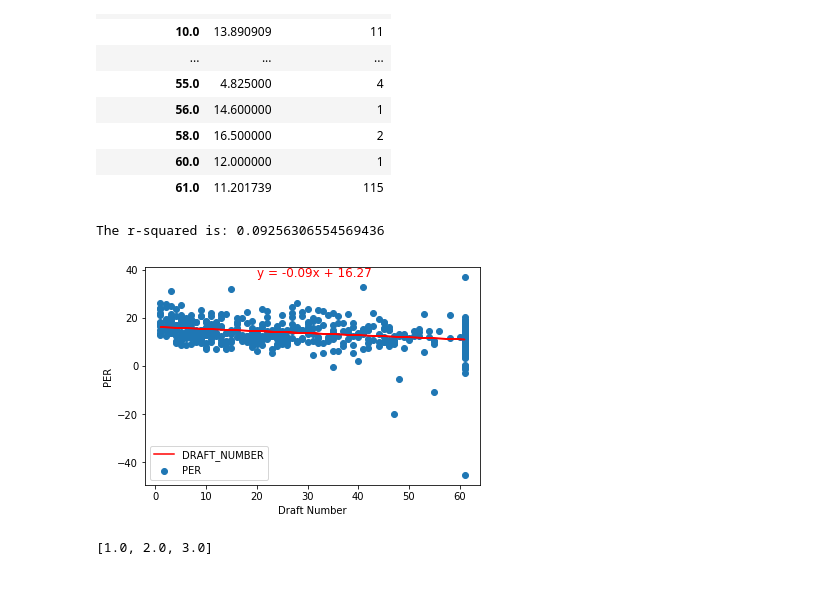
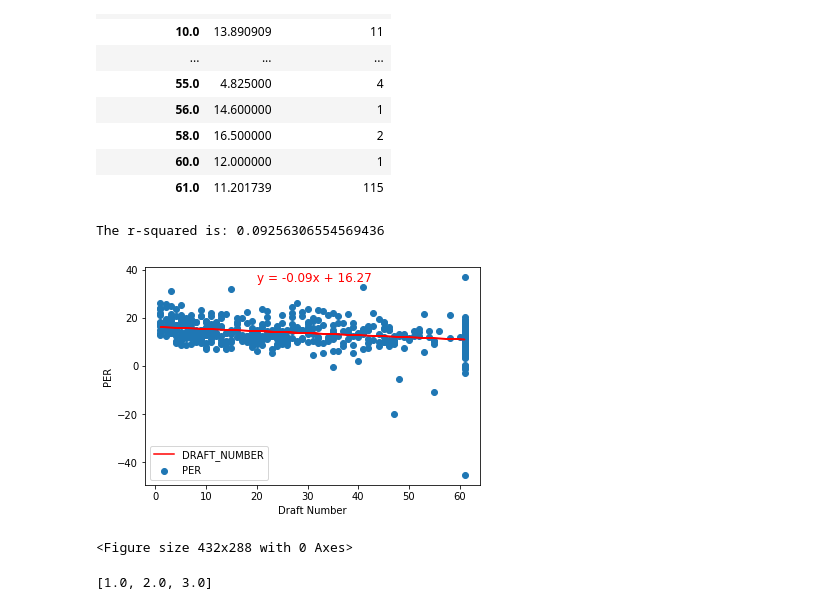
Before and after one commit to meeyoungPH/nba_superlatives, a Jupyter notebook: draft_picks/PROJECT 1 EDA on NBA 2021-22 Season - DRAFT Picks.ipynb, the cells around one changed output. Drawn from its saved outputs; the diff is of its cells as text; code cells hidden in the pictures.

Commit message:
fig size changes

```diff
--- a/draft_picks/PROJECT 1 EDA on NBA 2021-22 Season - DRAFT Picks.ipynb
+++ b/draft_picks/PROJECT 1 EDA on NBA 2021-22 Season - DRAFT Picks.ipynb
@@ -451,28 +451,30 @@ dn_avg_per_by_draft_round
 # %%
 #LINEAR REGRESSION
 from scipy.stats import linregress
 # store x and y axis values
 x_values = cor_player_draft_pick['DRAFT_NUMBER']
 y_values = cor_player_draft_pick['PER']
 #calculate linear regression
 (slope, intercept, rvalue, pvalue, stderr) = linregress(x_values, y_values)
 regress_values = x_values * slope + intercept
 line_eq = "y = " + str(round(slope,2)) + "x + " + str(round(intercept,2))
 #plot linear regression on top of scatter plot
 plt.scatter(x_values,y_values)
 plt.plot(x_values,regress_values,"r-")
 #annotate linear regression
-plt.annotate(line_eq,(20,37),fontsize=12,color="red")
+plt.annotate(line_eq,(20,35),fontsize=12,color="red")
 #label and show
 plt.xlabel('Draft Number')
 plt.ylabel('PER')
 print(f"The r-squared is: {rvalue**2}")
 plt.legend()
-plt.savefig('NBA_linearregression')
+plt.savefig('images/NBA_linearregression')
+plt.figure(figsize=(6,4),facecolor='white')
 plt.show()
 # %% [output]
 The r-squared is: 0.09256306554569436
-[figure, old version]
+[figure, new version]
+<Figure size 432x288 with 0 Axes>
 # %%
 draft_name = cor_player_draft_pick['DRAFT_ROUND'].unique()
 draft_name = draft_name.tolist()
```
Also changed, not shown: parts of 2 cells of this notebook, 2 other files.
